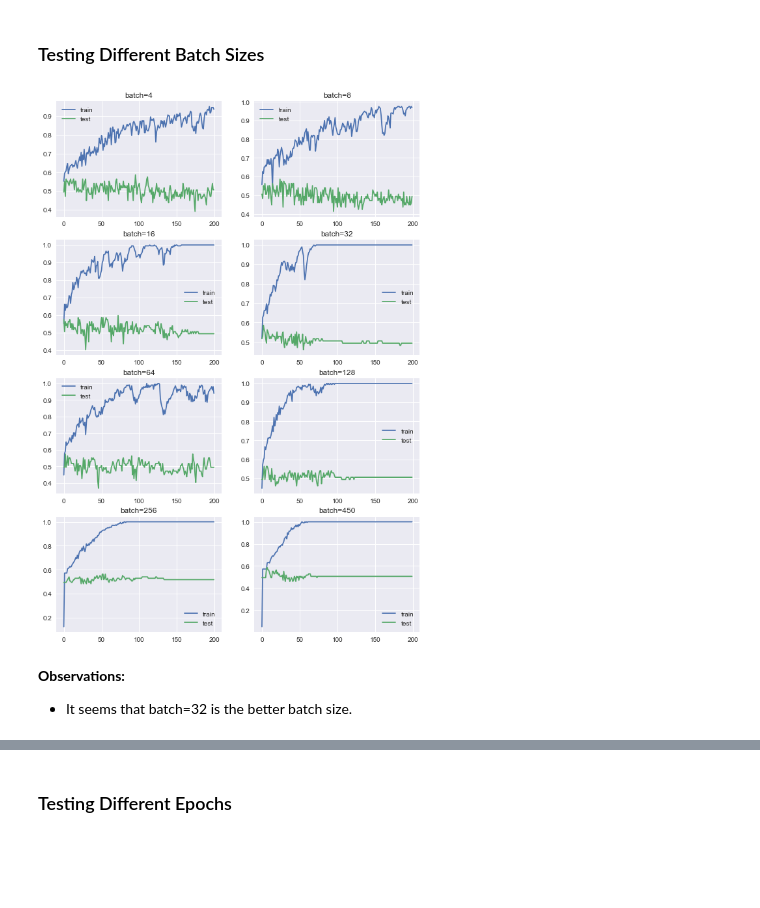
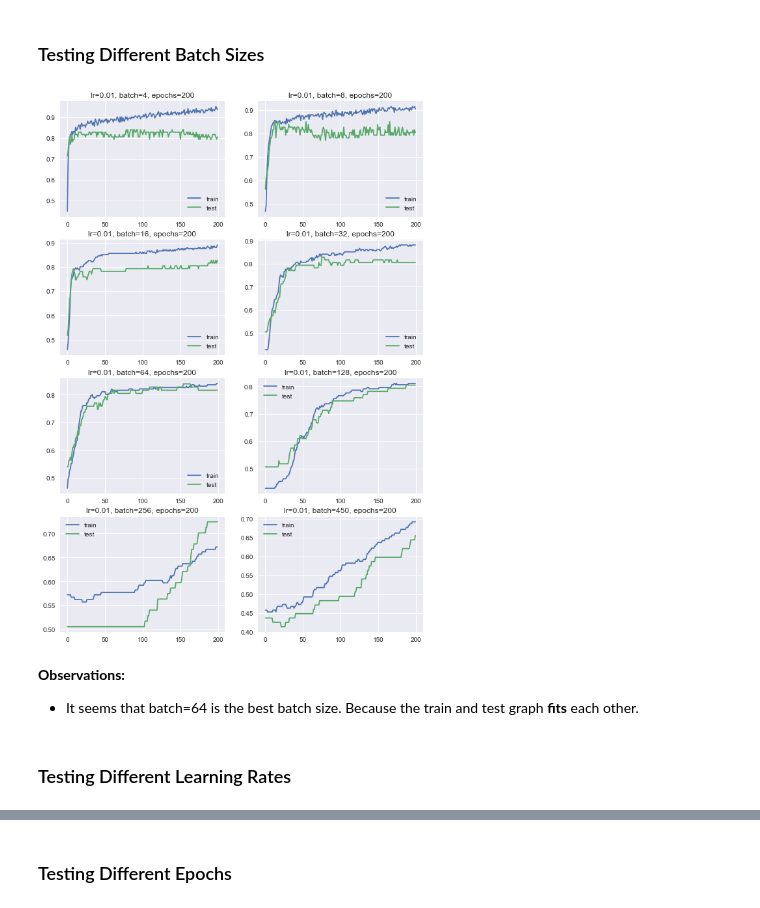
Before and after one commit to edutjie/Deep-Learning-Indonesia.AI, a Jupyter notebook: assignments/EduardusTjitrahardja_A1_batch18.ipynb, the cells around one changed output, grey strips where cells are left out. Cells and saved outputs as stored; diff of their text form; code cells hidden in the pictures; blank space fills up the shorter version.

```diff
--- a/assignments/EduardusTjitrahardja_A1_batch18.ipynb
+++ b/assignments/EduardusTjitrahardja_A1_batch18.ipynb
@@ -276,6 +319,6 @@ df.head()
 # %%
 mms = MinMaxScaler()
 
-scaled_df = pd.DataFrame(mms.fit_transform(df[num_cols]), columns=num_cols)
+scaled_df = pd.DataFrame(mms.fit_transform(X_train[num_cols]), columns=num_cols, index=X_train.index)
 scaled_df.head()
 # %% [output]
@@ -310,6 +331,6 @@ df.tail()
 # %%
-df.drop(num_cols, axis=1, inplace=True)
-df = pd.concat([df, scaled_df], axis=1)
-df.info()
+X_train.drop(num_cols, axis=1, inplace=True)
+X_train = pd.concat([X_train, scaled_df], axis=1)
+X_train.info()
 # %% [output]
 <class 'pandas.core.frame.DataFrame'>
@@ -365,0 +362,6 @@ y_test Shape: (87,)
+# %%
+scaled_df = pd.DataFrame(mms.fit_transform(X_test[num_cols]), columns=num_cols, index=X_test.index)
+scaled_df.head()
+X_test.drop(num_cols, axis=1, inplace=True)
+X_test = pd.concat([X_test, scaled_df], axis=1)
+X_test.head()
@@ -467,19 +482,25 @@ Train: 1.000, Test: 0.471
 # %% [markdown]
 ### Testing Different Batch Sizes
 # %%
-def fit_model(epochs, n_batch):
+def fit_model(
+    lr,
+    batch_size,
+    epochs,
+    X_train,
+    y_train,
+    X_test,
+    y_test,
+):
     # define model
     model = Sequential()
-    model.add(Dense(32, input_dim=20, activation="relu"))
-    model.add(Dense(32, activation="relu"))
-    model.add(Dense(64, activation="relu"))
-    model.add(Dense(128, activation="relu"))
-    model.add(Dense(5, activation="softmax"))
+    model.add(Dense(12, input_dim=20, activation="relu"))
+    model.add(Dense(8, activation="relu"))
+    model.add(Dense(1, activation="sigmoid"))
 
     # compile model
     model.compile(
-        loss=SparseCategoricalCrossentropy(),
-        optimizer=Adam(learning_rate=0.01),
+        loss="binary_crossentropy",
+        optimizer=SGD(learning_rate=lr),
         metrics=["accuracy"],
     )
 
@@ -490,31 +511,33 @@ def fit_model(epochs, n_batch):
         validation_data=(X_test, y_test),
         epochs=epochs,
         verbose=0,
-        batch_size=n_batch,
+        batch_size=batch_size,
     )
 
     # plot learning curves
     plt.plot(history.history["accuracy"], label="train")
     plt.plot(history.history["val_accuracy"], label="test")
-    plt.title("batch=" + str(n_batch))
+    plt.title(f"lr={lr}, batch={batch_size}, epochs={epochs}")
     plt.legend()
 # %%
 batch_sizes = [4, 8, 16, 32, 64, 128, 256, 450]
 
 plt.figure(figsize=(10, 15))
 for i in range(len(batch_sizes)):
 
     # determine the plot number
     plot_no = 420 + (i+1)
     plt.subplot(plot_no)
 
     # fit model and plot learning curves for a batch size
-    fit_model(200, batch_sizes[i])
+    fit_model(0.01, batch_sizes[i], 200, X_train, y_train, X_test, y_test)
 
 # show learning curves
 plt.show()
 # %% [output]
-[figure, old version]
+[figure, new version]
 # %% [markdown]
 **Observations:**
-- It seems that batch=32 is the better batch size.
+- It seems that batch=64 is the best batch size. Because the train and test graph **fits** each other.
+# %% [markdown]
+### Testing Different Learning Rates
```
Also changed, not shown: parts of 39 cells of this notebook.
